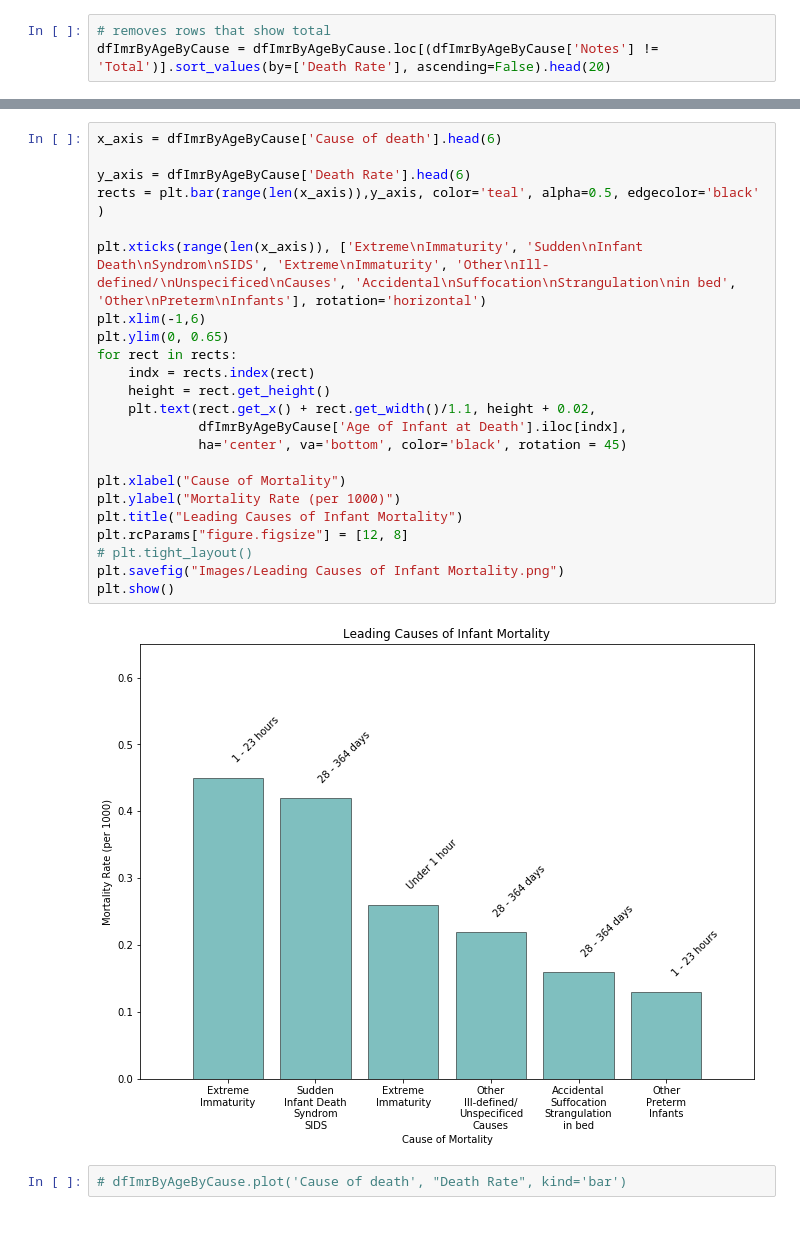
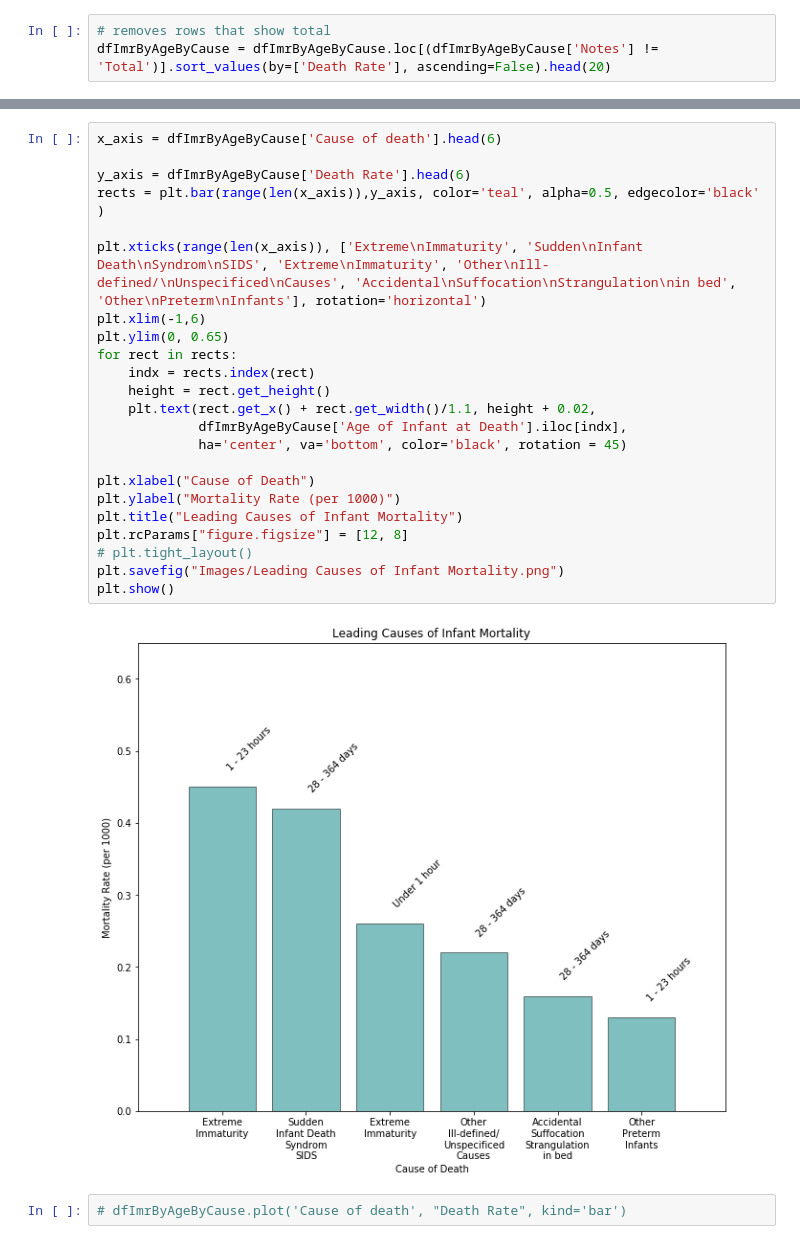
Before and after one commit to jasminajovanovic/IMR, a Jupyter notebook: IMR-jasmina.ipynb, the cells around one changed output, grey strips where cells are left out. Drawn from its saved outputs; the diff is of its cells as text.

```diff
--- a/IMR-jasmina.ipynb
+++ b/IMR-jasmina.ipynb
@@ -172,28 +172,28 @@ indexedImrByAgeByCause.head()
 # %%
 x_axis = dfImrByAgeByCause['Cause of death'].head(6)
 
 y_axis = dfImrByAgeByCause['Death Rate'].head(6)
 rects = plt.bar(range(len(x_axis)),y_axis, color='teal', alpha=0.5, edgecolor='black' )
 
 plt.xticks(range(len(x_axis)), ['Extreme\nImmaturity', 'Sudden\nInfant Death\nSyndrom\nSIDS', 'Extreme\nImmaturity', 'Other\nIll-defined/\nUnspecificed\nCauses', 'Accidental\nSuffocation\nStrangulation\nin bed', 'Other\nPreterm\nInfants'], rotation='horizontal')
 plt.xlim(-1,6)
 plt.ylim(0, 0.65)
 for rect in rects:
     indx = rects.index(rect)
     height = rect.get_height()
     plt.text(rect.get_x() + rect.get_width()/1.1, height + 0.02,
              dfImrByAgeByCause['Age of Infant at Death'].iloc[indx],
              ha='center', va='bottom', color='black', rotation = 45)
 
-plt.xlabel("Cause of Mortality")
+plt.xlabel("Cause of Death")
 plt.ylabel("Mortality Rate (per 1000)")
 plt.title("Leading Causes of Infant Mortality")
 plt.rcParams["figure.figsize"] = [12, 8]
 # plt.tight_layout()
 plt.savefig("Images/Leading Causes of Infant Mortality.png")
 plt.show()
 # %% [output]
-[figure, old version]
+[figure, new version]
 # %%
 # dfImrByAgeByCause.plot('Cause of death', "Death Rate", kind='bar')
 # %% [markdown]
```
Also changed, not shown: parts of 24 cells of this notebook, 5 other files.
